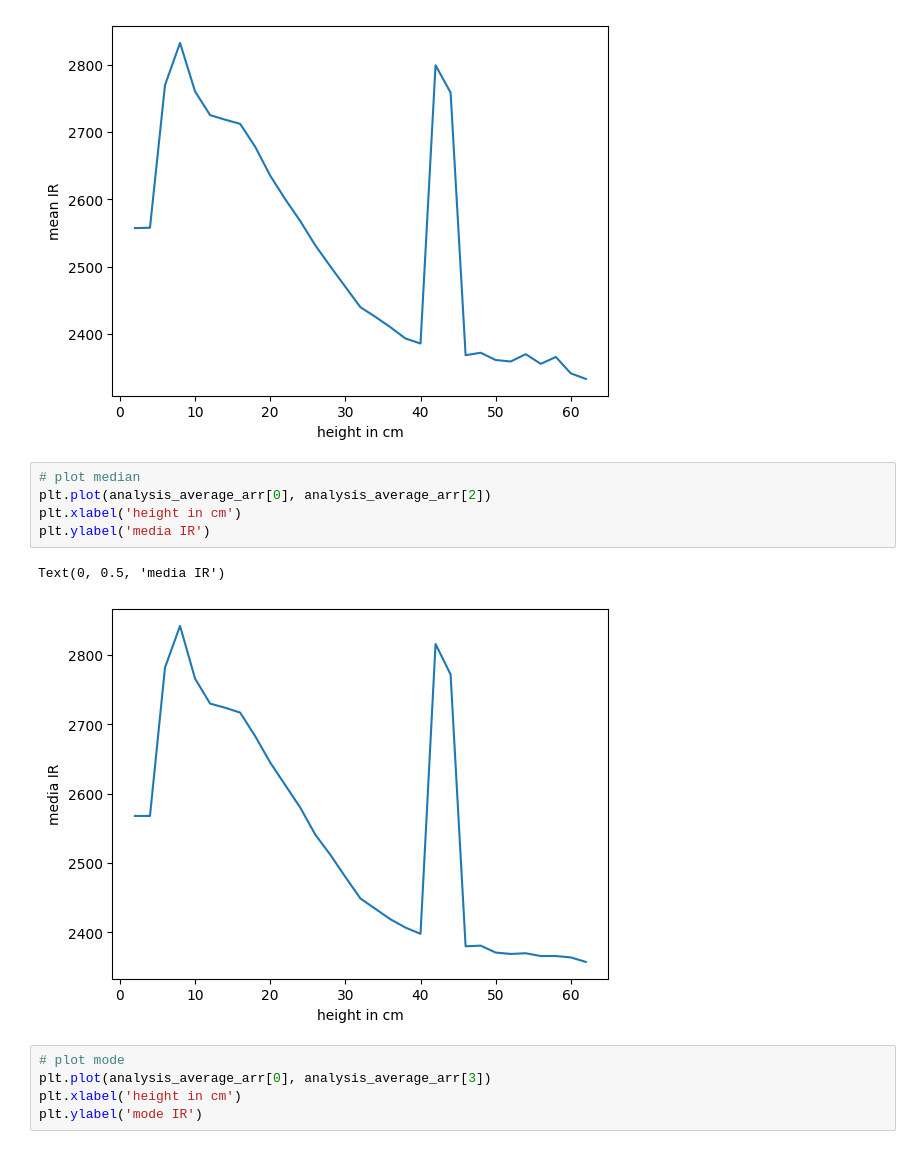
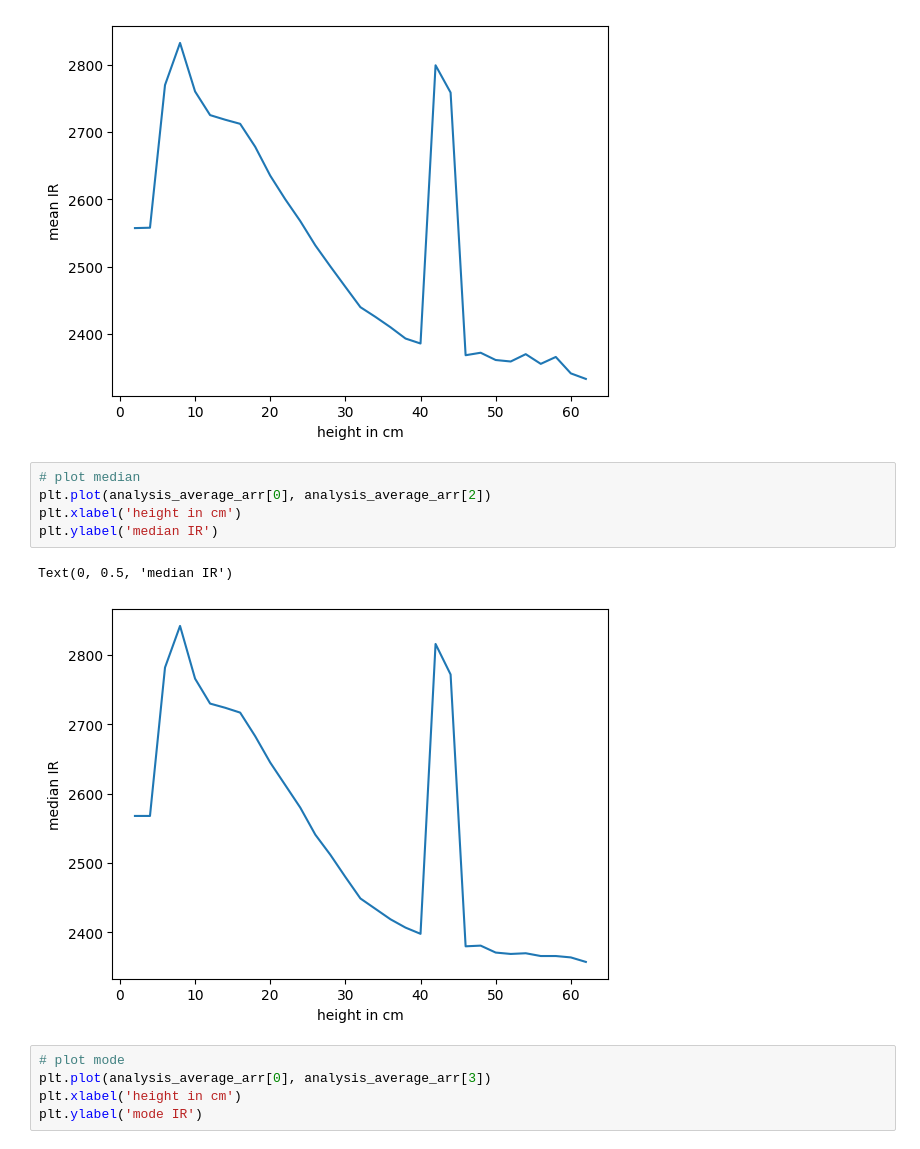
Before and after one commit to AnjanaWijesinghe/enel869, a Jupyter notebook: Project/Analysis/convert_it_txt_to_csv.ipynb, the cells around one changed output. Cells and saved outputs as stored; diff of their text form.

```diff
--- a/Project/Analysis/convert_it_txt_to_csv.ipynb
+++ b/Project/Analysis/convert_it_txt_to_csv.ipynb
@@ -147,11 +147,11 @@ Text(0, 0.5, 'mean IR')
 # %%
 # plot median
 plt.plot(analysis_average_arr[0], analysis_average_arr[2])
 plt.xlabel('height in cm')
-plt.ylabel('media IR')
+plt.ylabel('median IR')
 # %% [output]
-Text(0, 0.5, 'media IR')
+Text(0, 0.5, 'median IR')
-[figure, old version]
+[figure, new version]
 # %%
 # plot mode
 plt.plot(analysis_average_arr[0], analysis_average_arr[3])
```
Also changed, not shown: parts of 2 cells of this notebook.
